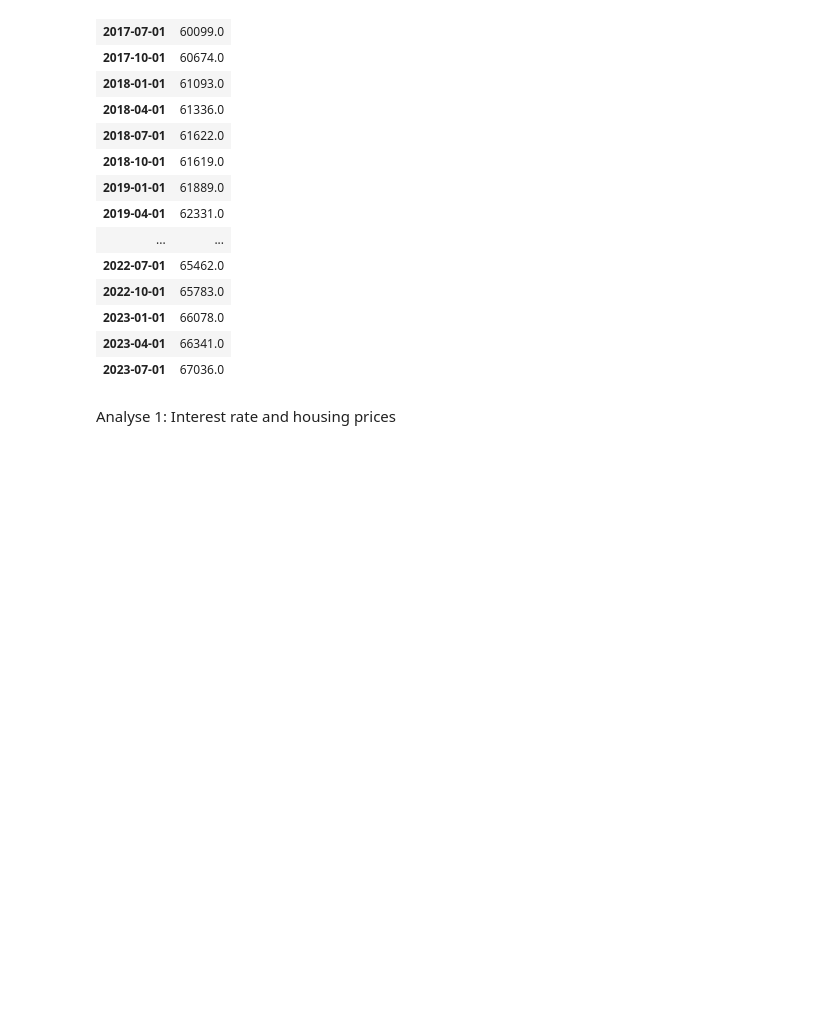
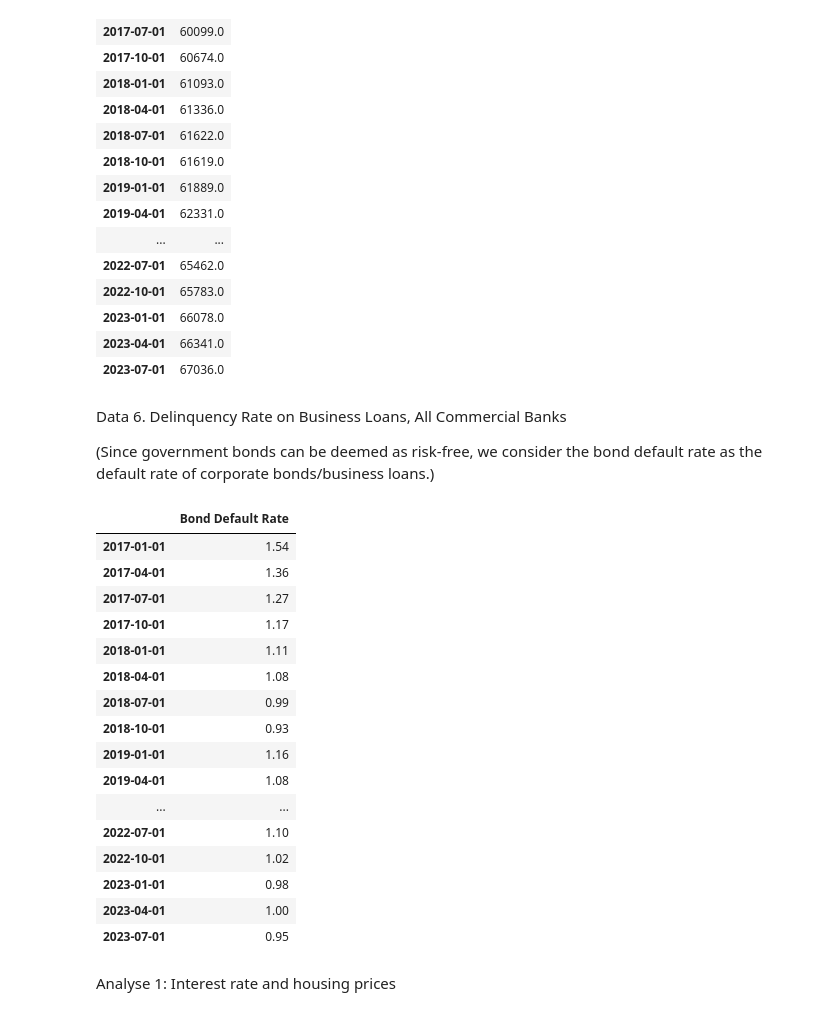
Before and after one commit to Celinzh/wqu_assignment, a Jupyter notebook: GWP1/celine-data.ipynb, the cells around one changed output. Drawn from its saved outputs; the diff is of its cells as text; code cells hidden in the pictures; blank space fills up the shorter version.

```diff
--- a/GWP1/celine-data.ipynb
+++ b/GWP1/celine-data.ipynb
@@ -135,6 +135,33 @@ gdp_df
 | 2023-01-01 | 66078.0 |
 | 2023-04-01 | 66341.0 |
 | 2023-07-01 | 67036.0 |
+# %% [markdown]
+Data 6. Delinquency Rate on Business Loans, All Commercial Banks
+
+(Since government bonds can be deemed as risk-free, we consider the bond default rate as the default rate of corporate bonds/business loans.)
+# %%
+series_id = 'DRBLACBS'
+bond_default_df = fred.get_series(series_id, period_start, period_end)
+bond_default_df = bond_default_df.to_frame('Bond Default Rate')
+bond_default_df
+# %% [output]
+|  | Bond Default Rate |
+| 2017-01-01 | 1.54 |
+| 2017-04-01 | 1.36 |
+| 2017-07-01 | 1.27 |
+| 2017-10-01 | 1.17 |
+| 2018-01-01 | 1.11 |
+| 2018-04-01 | 1.08 |
+| 2018-07-01 | 0.99 |
+| 2018-10-01 | 0.93 |
+| 2019-01-01 | 1.16 |
+| 2019-04-01 | 1.08 |
+| ... | ... |
+| 2022-07-01 | 1.10 |
+| 2022-10-01 | 1.02 |
+| 2023-01-01 | 0.98 |
+| 2023-04-01 | 1.00 |
+| 2023-07-01 | 0.95 |
 # %% [markdown]
 Analyse 1: Interest rate and housing prices
 # %%
```
Also changed, not shown: parts of 16 cells of this notebook.
